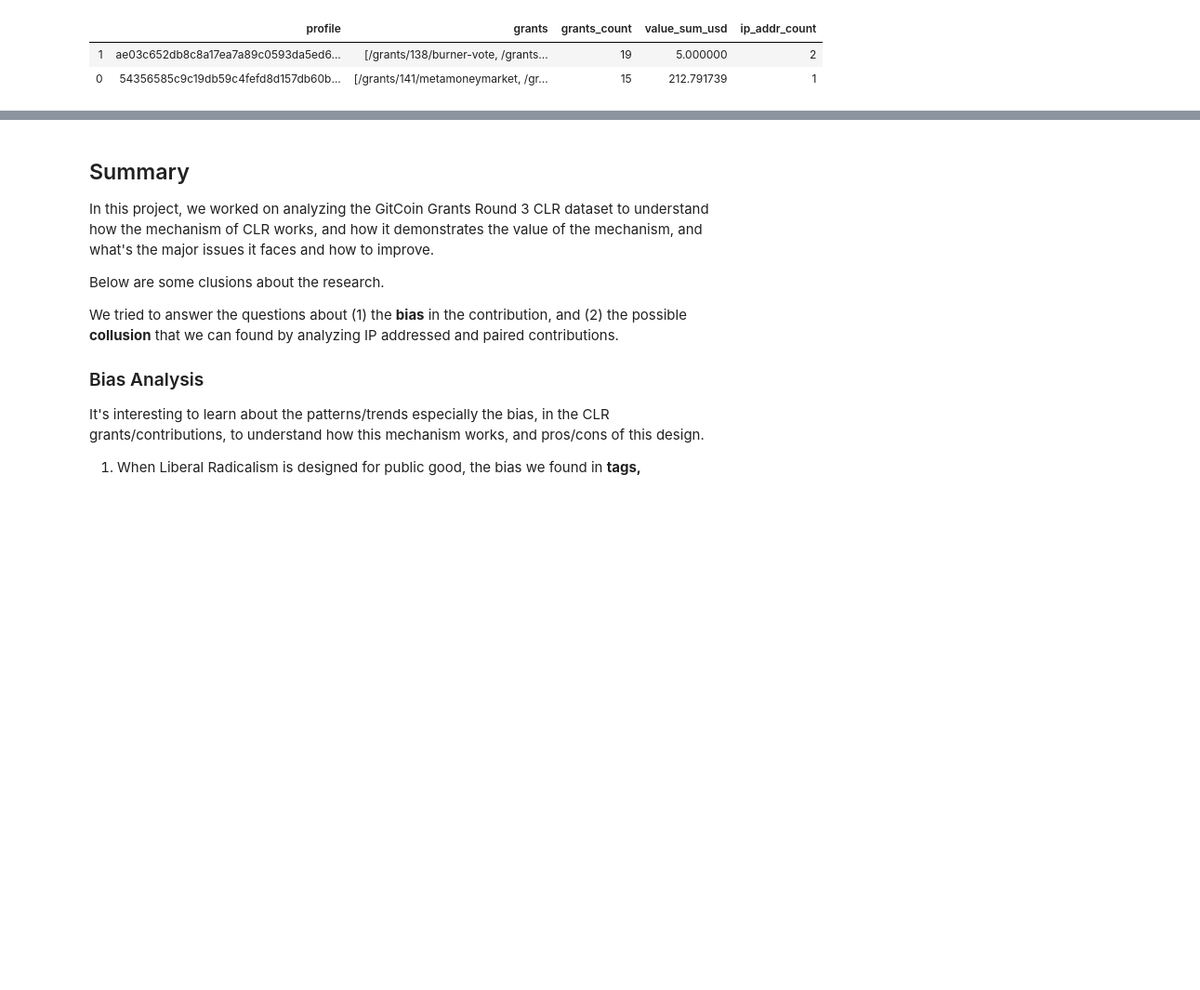
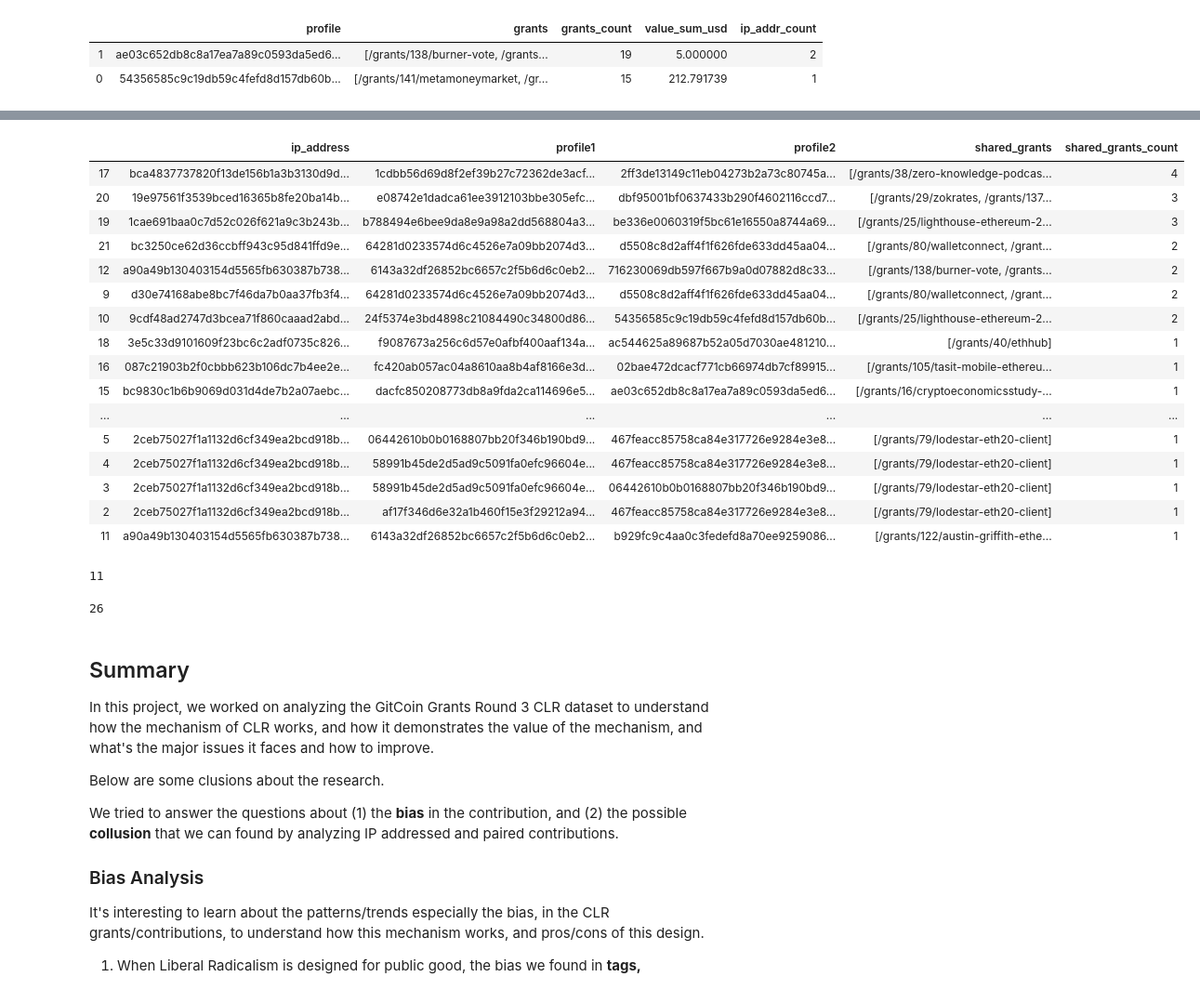
Before and after one commit to think-in-universe/gitcoin-grants-analysis, a Jupyter notebook: analysis.ipynb, the cells around one changed output, grey strips where cells are left out. Shown: that part at 93% size. Saved outputs shown, nothing was run; the diff lists cells and outputs as text; code cells hidden in the pictures; blank space fills up the shorter version.

Commit message:
add collusion pattern

```diff
--- a/analysis.ipynb
+++ b/analysis.ipynb
@@ -623,3 +614,58 @@ paired_contributors[((paired_contributors['profile1'] == "54356585c9c19db59c4fef
+# %%
+# verify the collusion of the reused IPs
+
+reused_ips
+
+collusion_found_list = []
+
+for index, row in reused_ips.iterrows():
+    relevant_profiles = list(row["profiles"])
+    for i in range(0, len(relevant_profiles)):
+        for j in range(i+1, len(relevant_profiles)):
+            p1 = relevant_profiles[i]
+            p2 = relevant_profiles[j]
+            if p1 != p2:
+                grants1 = suspecious_profiles[suspecious_profiles['profile'] == p1]['grants'].iloc[0]
+                grants2 = suspecious_profiles[suspecious_profiles['profile'] == p2]['grants'].iloc[0]
+                shared_grants = list(set(grants1).intersection(grants2))
+                if len(shared_grants) > 0:
+                    collusion_found_list.append({
+                        "ip_address": row["ip_address"],
+                        "profile1": p1,
+                        "profile2": p2,
+                        "shared_grants": shared_grants,
+                        "shared_grants_count": len(shared_grants)
+                    })
+
+collusion_found = pd.DataFrame(collusion_found_list)
+# collusion_found = collusion_found.sort_values("shared_grants_count", ascending=False)
+collusion_found # number of collusions found
+# %% [output]
+|  | ip_address | profile1 | profile2 | shared_grants | shared_grants_count |
+| 17 | bca4837737820f13de156b1a3b3130d9d... | 1cdbb56d69d8f2ef39b27c72362de3acf... | 2ff3de13149c11eb04273b2a73c80745a... | [/grants/38/zero-knowledge-podcas... | 4 |
+| 20 | 19e97561f3539bced16365b8fe20ba14b... | e08742e1dadca61ee3912103bbe305efc... | dbf95001bf0637433b290f4602116ccd7... | [/grants/29/zokrates, /grants/137... | 3 |
+| 19 | 1cae691baa0c7d52c026f621a9c3b243b... | b788494e6bee9da8e9a98a2dd568804a3... | be336e0060319f5bc61e16550a8744a69... | [/grants/25/lighthouse-ethereum-2... | 3 |
+| 21 | bc3250ce62d36ccbff943c95d841ffd9e... | 64281d0233574d6c4526e7a09bb2074d3... | d5508c8d2aff4f1f626fde633dd45aa04... | [/grants/80/walletconnect, /grant... | 2 |
+| 12 | a90a49b130403154d5565fb630387b738... | 6143a32df26852bc6657c2f5b6d6c0eb2... | 716230069db597f667b9a0d07882d8c33... | [/grants/138/burner-vote, /grants... | 2 |
+| 9 | d30e74168abe8bc7f46da7b0aa37fb3f4... | 64281d0233574d6c4526e7a09bb2074d3... | d5508c8d2aff4f1f626fde633dd45aa04... | [/grants/80/walletconnect, /grant... | 2 |
+| 10 | 9cdf48ad2747d3bcea71f860caaad2abd... | 24f5374e3bd4898c21084490c34800d86... | 54356585c9c19db59c4fefd8d157db60b... | [/grants/25/lighthouse-ethereum-2... | 2 |
+| 18 | 3e5c33d9101609f23bc6c2adf0735c826... | f9087673a256c6d57e0afbf400aaf134a... | ac544625a89687b52a05d7030ae481210... | [/grants/40/ethhub] | 1 |
+| 16 | 087c21903b2f0cbbb623b106dc7b4ee2e... | fc420ab057ac04a8610aa8b4af8166e3d... | 02bae472dcacf771cb66974db7cf89915... | [/grants/105/tasit-mobile-ethereu... | 1 |
+| 15 | bc9830c1b6b9069d031d4de7b2a07aebc... | dacfc850208773db8a9fda2ca114696e5... | ae03c652db8c8a17ea7a89c0593da5ed6... | [/grants/16/cryptoeconomicsstudy-... | 1 |
+| ... | ... | ... | ... | ... | ... |
+| 5 | 2ceb75027f1a1132d6cf349ea2bcd918b... | 06442610b0b0168807bb20f346b190bd9... | 467feacc85758ca84e317726e9284e3e8... | [/grants/79/lodestar-eth20-client] | 1 |
+| 4 | 2ceb75027f1a1132d6cf349ea2bcd918b... | 58991b45de2d5ad9c5091fa0efc96604e... | 467feacc85758ca84e317726e9284e3e8... | [/grants/79/lodestar-eth20-client] | 1 |
+| 3 | 2ceb75027f1a1132d6cf349ea2bcd918b... | 58991b45de2d5ad9c5091fa0efc96604e... | 06442610b0b0168807bb20f346b190bd9... | [/grants/79/lodestar-eth20-client] | 1 |
+| 2 | 2ceb75027f1a1132d6cf349ea2bcd918b... | af17f346d6e32a1b460f15e3f29212a94... | 467feacc85758ca84e317726e9284e3e8... | [/grants/79/lodestar-eth20-client] | 1 |
+| 11 | a90a49b130403154d5565fb630387b738... | 6143a32df26852bc6657c2f5b6d6c0eb2... | b929fc9c4aa0c3fedefd8a70ee9259086... | [/grants/122/austin-griffith-ethe... | 1 |
+# %%
+collusion_found["ip_address"].nunique() # count the unique IPs
+# %% [output]
+11
+# %%
+len(set(collusion_found["profile1"].unique().tolist() + collusion_found["profile2"].unique().tolist())) # count the profiles
+# %% [output]
+26
 # %% [markdown]
 ## Summary
 
```
Also changed, not shown: parts of 9 cells of this notebook.
